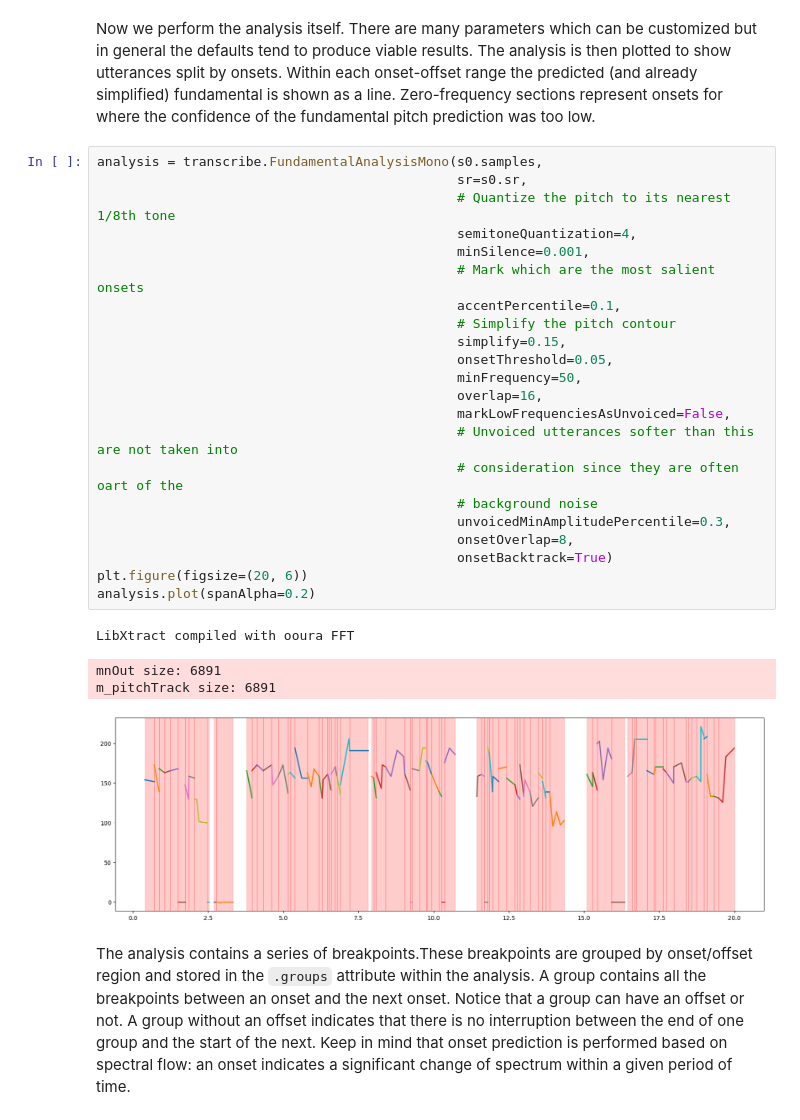
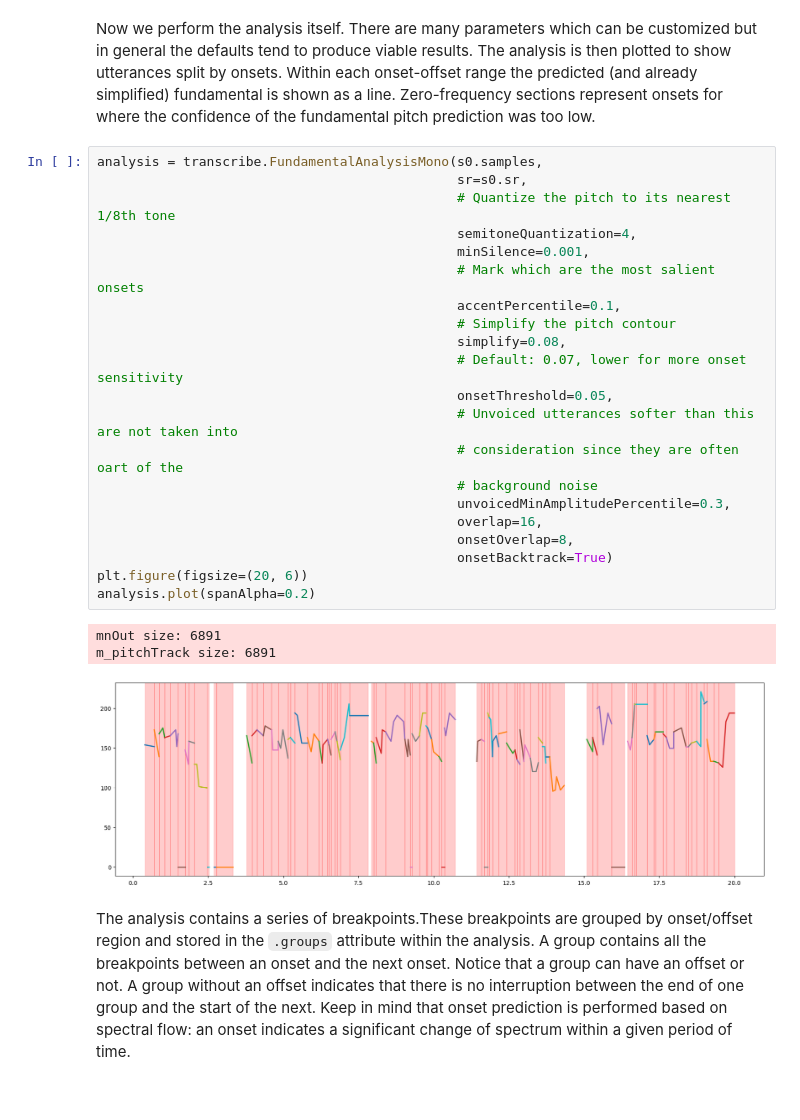
Before and after one commit to gesellkammer/maelzel, a Jupyter notebook: docs/notebooks/demo-transcribe.ipynb, the cells around one changed output. Drawn from its saved outputs; the diff is of its cells as text.

```diff
--- a/docs/notebooks/demo-transcribe.ipynb
+++ b/docs/notebooks/demo-transcribe.ipynb
@@ -51,29 +51,27 @@ Now we perform the analysis itself. There are many parameters which can be custo
 # %%
 analysis = transcribe.FundamentalAnalysisMono(s0.samples,
                                               sr=s0.sr,
                                               # Quantize the pitch to its nearest 1/8th tone
                                               semitoneQuantization=4,
                                               minSilence=0.001,
                                               # Mark which are the most salient onsets
                                               accentPercentile=0.1,
                                               # Simplify the pitch contour
-                                              simplify=0.15,
+                                              simplify=0.08,
+                                              # Default: 0.07, lower for more onset sensitivity
                                               onsetThreshold=0.05,
-                                              minFrequency=50,
-                                              overlap=16,
-                                              markLowFrequenciesAsUnvoiced=False,
                                               # Unvoiced utterances softer than this are not taken into
                                               # consideration since they are often oart of the
                                               # background noise
                                               unvoicedMinAmplitudePercentile=0.3,
+                                              overlap=16,
                                               onsetOverlap=8,
                                               onsetBacktrack=True)
 plt.figure(figsize=(20, 6))
 analysis.plot(spanAlpha=0.2)
 # %% [output]
-LibXtract compiled with ooura FFT
+mnOut size: 6891
+m_pitchTrack size: 6891
-mnOut size: 6891
-m_pitchTrack size: 6891
-[figure, old version]
+[figure, new version]
 # %% [markdown]
 The analysis contains a series of breakpoints.These breakpoints are grouped by onset/offset region and stored in the `.groups` attribute within the analysis. A group contains all the breakpoints between an onset and the next onset. Notice that a group can have an offset or not. A group without an offset indicates that there is no interruption between the end of one group and the start of the next. Keep in mind that onset prediction is performed based on spectral flow: an onset indicates a significant change of spectrum within a given period of time.
```
Also changed, not shown: parts of 15 cells of this notebook, 19 other files.
